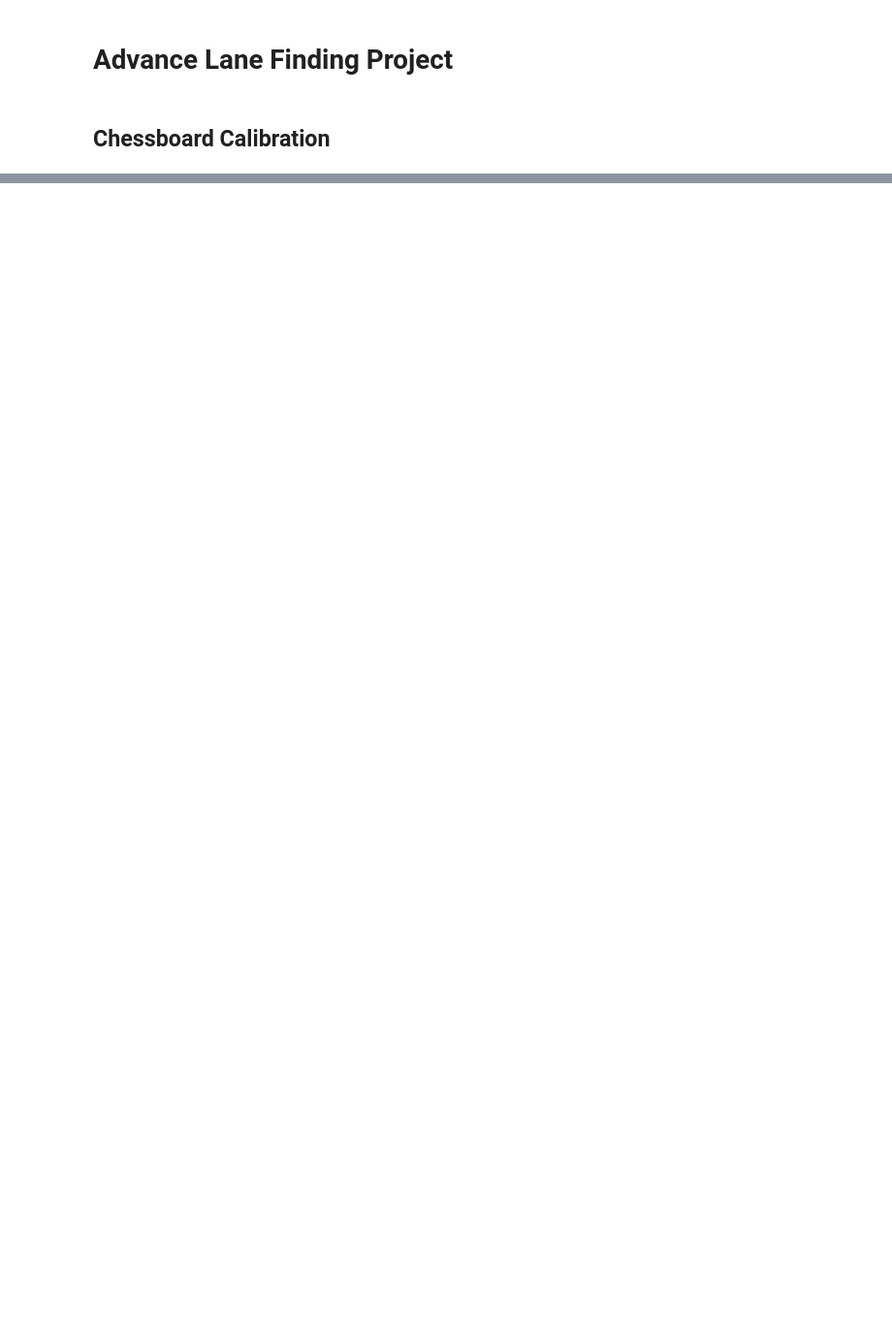
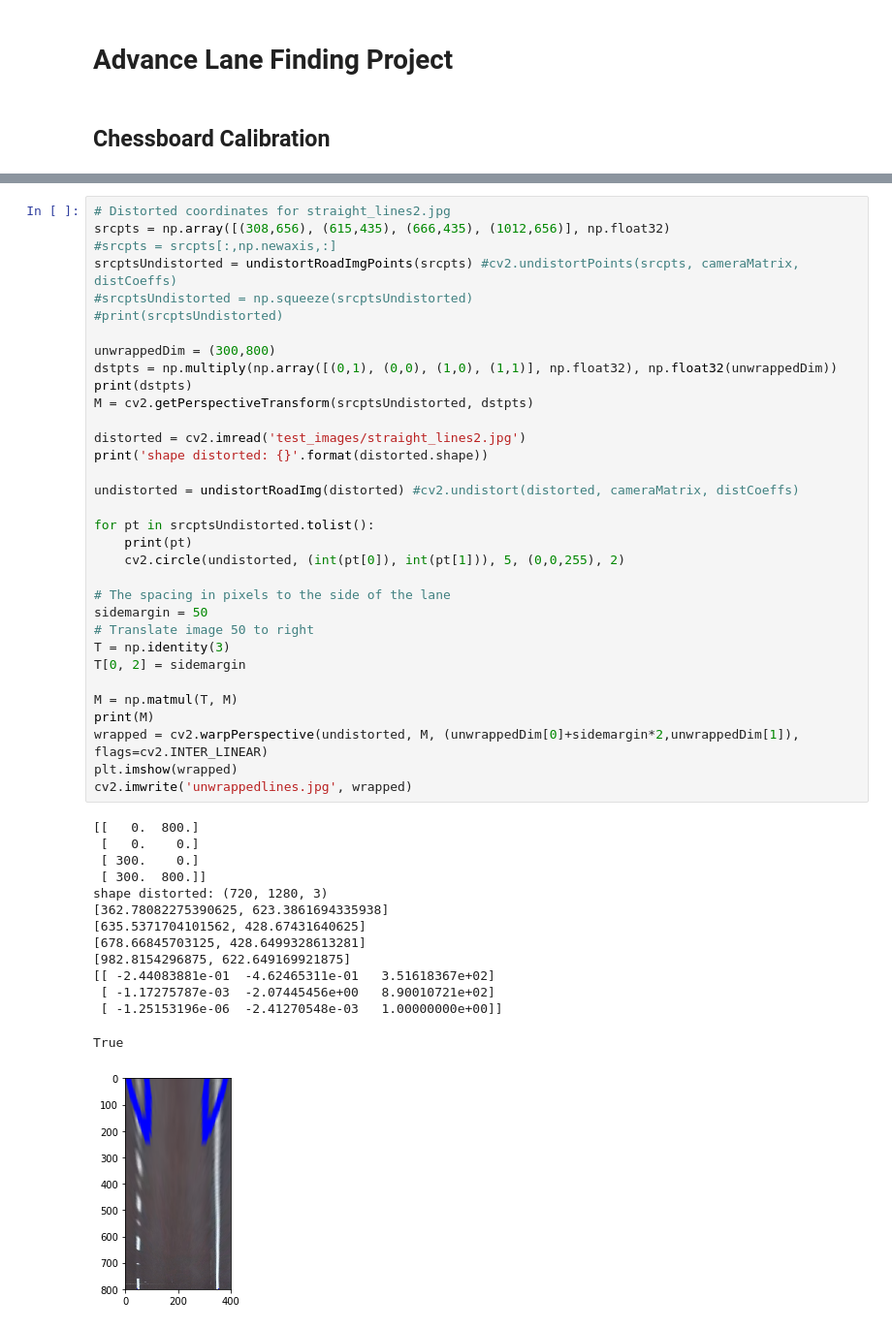
Before and after one commit to mandermo/CarND-Advanced-Lane-Lines, a Jupyter notebook: AdvancedLaneFinding.ipynb, the cells around one changed output, grey strips where cells are left out. Shown: that part at 97% size. Saved outputs shown, nothing was run; the diff lists cells and outputs as text; blank space fills up the shorter version.

```diff
--- a/AdvancedLaneFinding.ipynb
+++ b/AdvancedLaneFinding.ipynb
@@ -60,0 +83,48 @@ plt.imshow(undistorted)
+# %%
+# Distorted coordinates for straight_lines2.jpg
+srcpts = np.array([(308,656), (615,435), (666,435), (1012,656)], np.float32)
+#srcpts = srcpts[:,np.newaxis,:]
+srcptsUndistorted = undistortRoadImgPoints(srcpts) #cv2.undistortPoints(srcpts, cameraMatrix, distCoeffs)
+#srcptsUndistorted = np.squeeze(srcptsUndistorted)
+#print(srcptsUndistorted)
+
+unwrappedDim = (300,800)
+dstpts = np.multiply(np.array([(0,1), (0,0), (1,0), (1,1)], np.float32), np.float32(unwrappedDim))
+print(dstpts)
+M = cv2.getPerspectiveTransform(srcptsUndistorted, dstpts)
+
+distorted = cv2.imread('test_images/straight_lines2.jpg')
+print('shape distorted: {}'.format(distorted.shape))
+
+undistorted = undistortRoadImg(distorted) #cv2.undistort(distorted, cameraMatrix, distCoeffs)
+
+for pt in srcptsUndistorted.tolist():
+    print(pt)
+    cv2.circle(undistorted, (int(pt[0]), int(pt[1])), 5, (0,0,255), 2)
+
+# The spacing in pixels to the side of the lane
+sidemargin = 50
+# Translate image 50 to right
+T = np.identity(3)
+T[0, 2] = sidemargin
+
+M = np.matmul(T, M)
+print(M)
+wrapped = cv2.warpPerspective(undistorted, M, (unwrappedDim[0]+sidemargin*2,unwrappedDim[1]), flags=cv2.INTER_LINEAR)
+plt.imshow(wrapped)
+cv2.imwrite('unwrappedlines.jpg', wrapped)
+# %% [output]
+[[   0.  800.]
+ [   0.    0.]
+ [ 300.    0.]
+ [ 300.  800.]]
+shape distorted: (720, 1280, 3)
+[362.78082275390625, 623.3861694335938]
+[635.5371704101562, 428.67431640625]
+[678.66845703125, 428.6499328613281]
+[982.8154296875, 622.649169921875]
+[[ -2.44083881e-01  -4.62465311e-01   3.51618367e+02]
+ [ -1.17275787e-03  -2.07445456e+00   8.90010721e+02]
+ [ -1.25153196e-06  -2.41270548e-03   1.00000000e+00]]
+True
+[figure, added]
```
Also changed, not shown: parts of 3 cells of this notebook.
